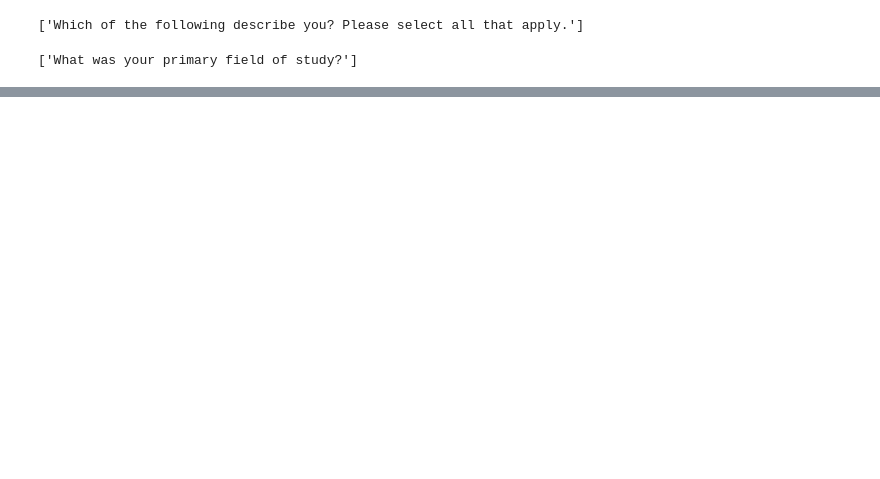
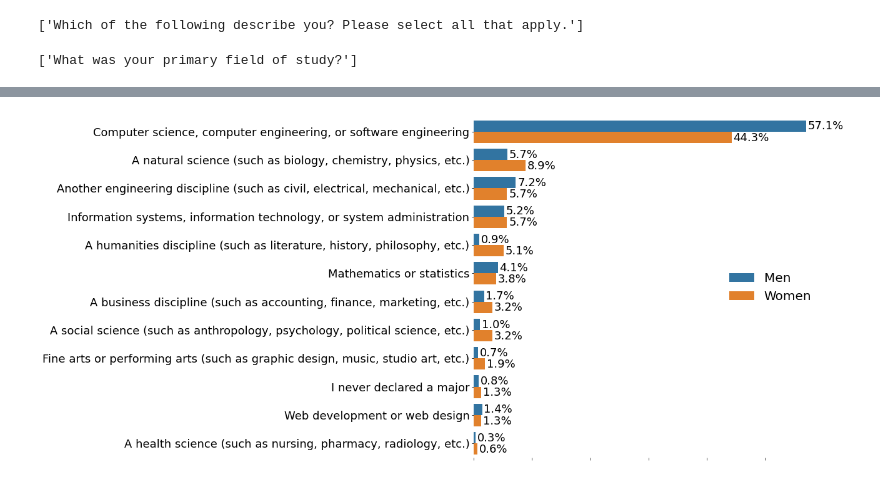
Before and after one commit to iris-theof/developers_survey, a Jupyter notebook: developers_insights.ipynb, the cells around one changed output, grey strips where cells are left out. Cells and saved outputs as stored; diff of their text form; code cells hidden in the pictures; blank space fills up the shorter version.

```diff
--- a/developers_insights.ipynb
+++ b/developers_insights.ipynb
@@ -297,13 +135,0 @@ plot("Overtime", df_over)
-# %%
-fig = plt.figure(figsize=(15,15))
-ax = fig.add_subplot()
-
-sns.set_color_codes("pastel")
-sns.barplot(x="value", y="Developer Type", hue="Gender", data=df_type)
-
-plt.xlabel("")
-plt.ylabel("")
-
-ax.legend(loc='center right', frameon=False, prop={'size':18})
-
-plt.show()
@@ -387,0 +214,34 @@ Name: NEWEdImpt, dtype: float64
+# %%
+def plot(y_input, df):
+    '''
+    INPUT
+    y_input - input of y axis
+    df - pandas dataframe
+
+
+    Creates a boxplot with entries for Men and Women for a given input categorical variable y.
+    '''
+    fig = plt.figure(figsize=(10,10))
+    ax = fig.add_subplot()
+
+    sns.set_color_codes("pastel")
+    sns_t = sns.barplot(x="value", y=y_input, hue="Gender", data=df)
+
+    plt.ylabel("")
+    plt.xlabel("")
+
+    ax.legend(loc='center right', frameon=False, prop={'size':20})
+
+    show_values_on_bars(sns_t, "h", 0.3)
+    sns.despine(left=True, bottom=True, right=True)
+    sns_t.set(xticklabels=[])
+    ylabels = sns_t.get_yticklabels()
+    sns_t.set_yticklabels(ylabels, fontsize=18)
+
+    plt.show()
+# %%
+df_field_of_study = create_percentage(df_new, 'UndergradMajor', 'Field of study', True)
+# %%
+plot("Field of study", df_field_of_study)
+# %% [output]
+[figure, added]
```
Also changed, not shown: parts of 84 cells of this notebook.
